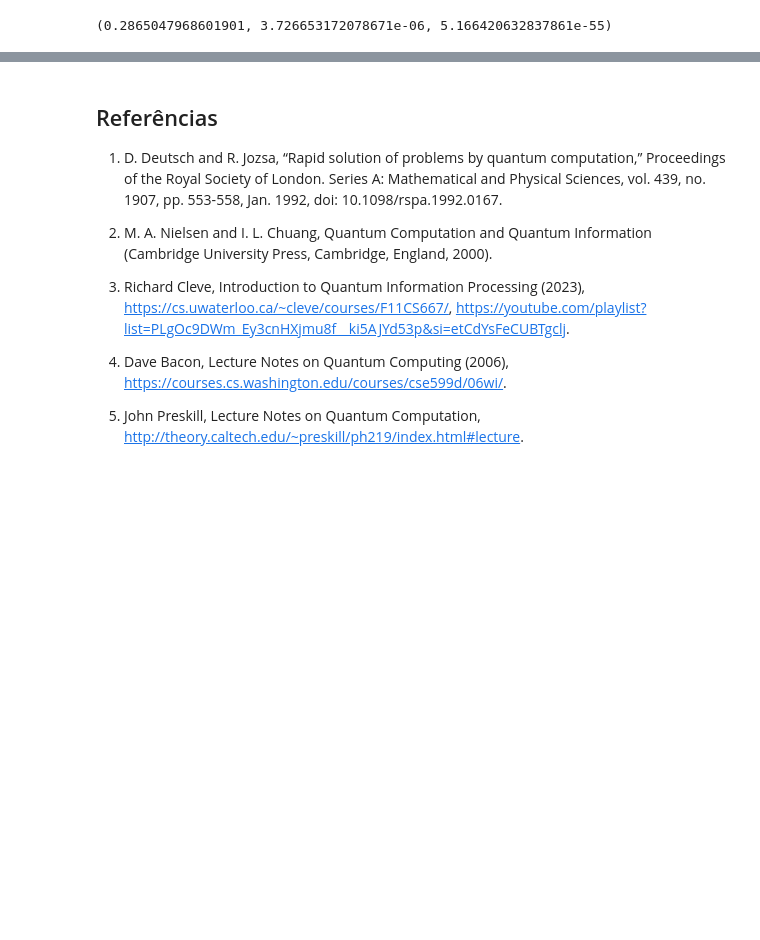
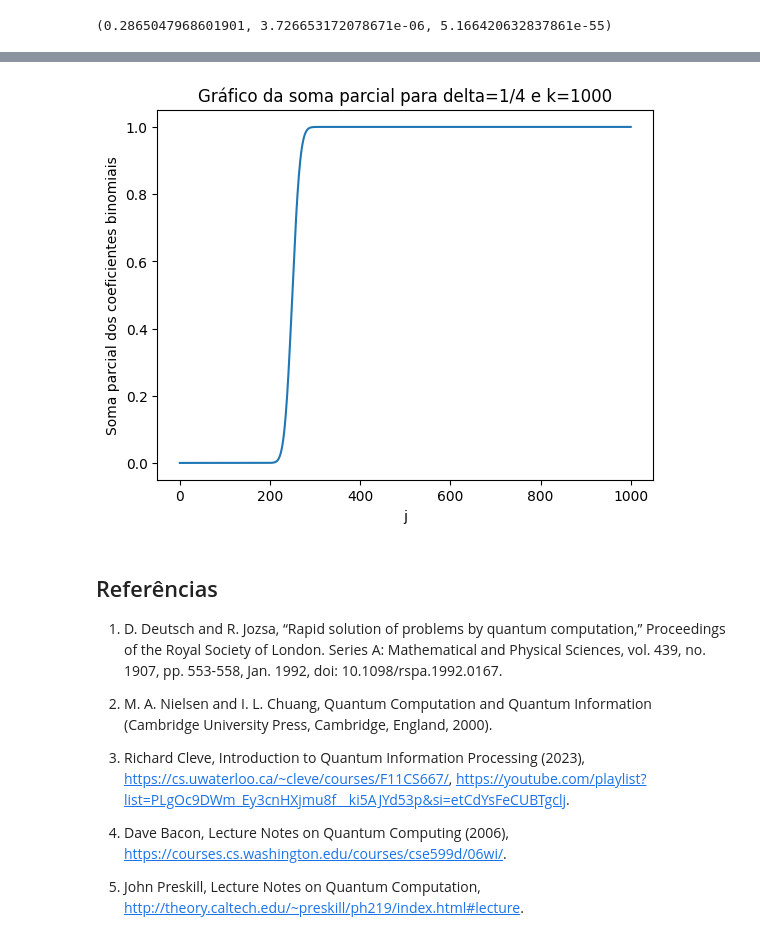
Before and after one commit to jonasmaziero/computacao_quantica_qiskit_sbf_2024, a Jupyter notebook: 02_b_Deutsch_Jozsa.ipynb, the cells around one changed output, grey strips where cells are left out. Saved outputs shown, nothing was run; the diff lists cells and outputs as text; code cells hidden in the pictures; blank space fills up the shorter version.

```diff
--- a/02_b_Deutsch_Jozsa.ipynb
+++ b/02_b_Deutsch_Jozsa.ipynb
@@ -495,3 +515,26 @@ pl.append(plot_binom(10**3))
+# %%
+import matplotlib.pyplot as plt
+from scipy.special import binom
+import numpy as np
+
+# Definindo delta e k
+delta = 1/4
+k = 1000
+
+# Criando uma lista de valores de j de 0 a k/2
+j_values = np.arange(0, k + 1)
+
+# Calculando a soma parcial dos coeficientes binomiais para cada j
+sum_partial = [sum(binom(k, j) * ((1/2 - delta)**j) * ((1/2 + delta)**(k - j)) for j in range(0, i+1)) for i in j_values]
+
+# Plotando o gráfico
+plt.plot(j_values, sum_partial)
+plt.title('Gráfico da soma parcial para delta=1/4 e k=1000')
+plt.xlabel('j')
+plt.ylabel('Soma parcial dos coeficientes binomiais')
+plt.show()
+# %% [output]
+[figure, added]
 # %% [markdown]
 ## Referências
 
```
Also changed, not shown: parts of 13 cells of this notebook, 2 other files.
